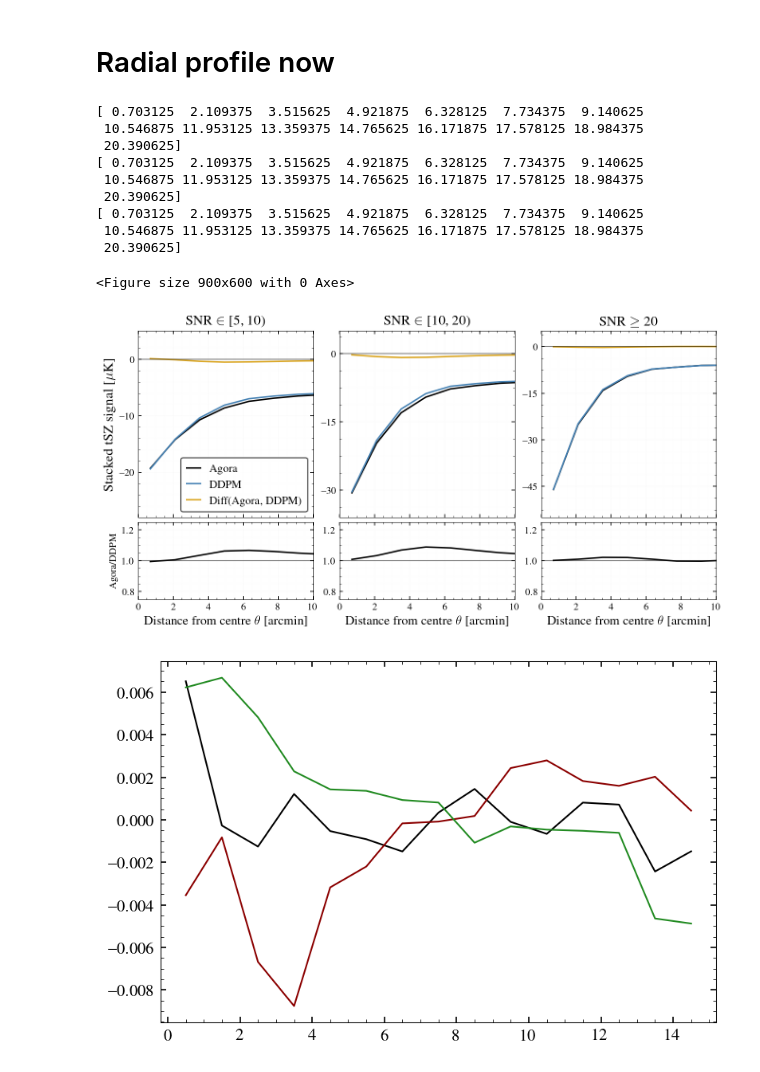
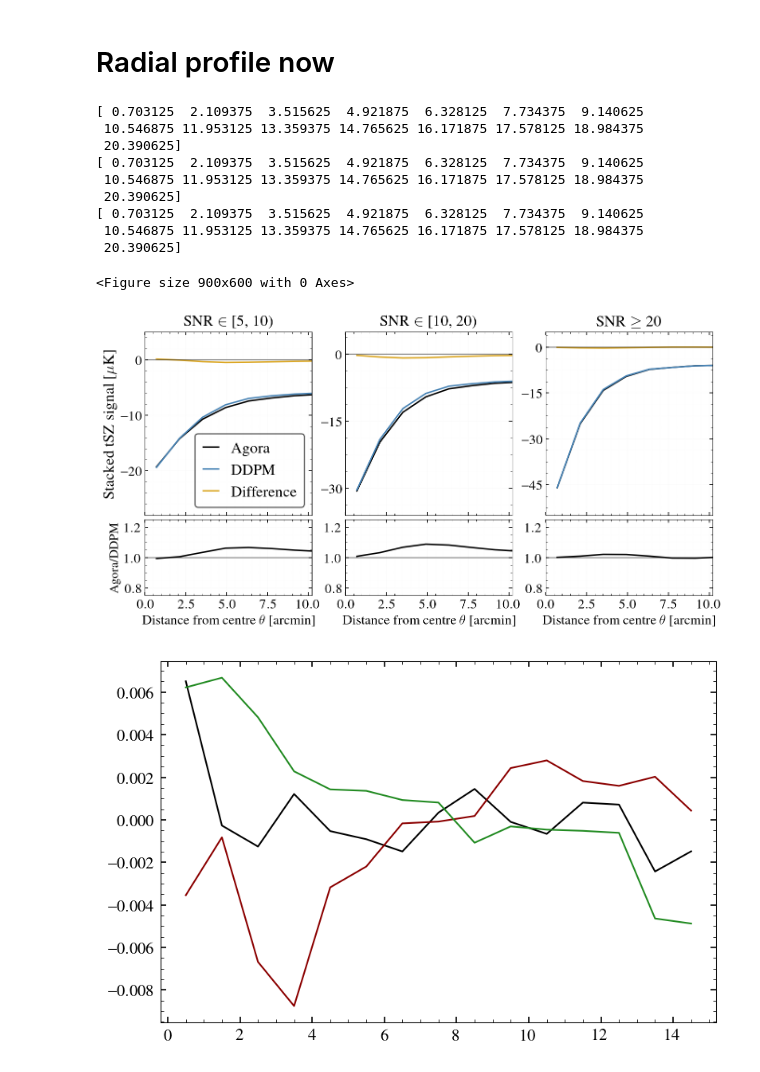
Before and after one commit to AlexBM173/cmb_foregrounds_diffusion, a Jupyter notebook: stack_tsz_based_on_snr.ipynb, the cells around one changed output. Drawn from its saved outputs; the diff is of its cells as text; code cells hidden in the pictures.

```diff
--- a/stack_tsz_based_on_snr.ipynb
+++ b/stack_tsz_based_on_snr.ipynb
@@ -505,17 +488,17 @@ def radial_profile(z, xy = None, bin_size = 1., minbin = 0., maxbin = 15., to_ar
     return radprf
 
 clf()
-fsval = 12
+fsval = 14
 figure(figsize = (10.5, 5.))
 tr, tc = 10, len(mask_threshold_sigma_units_arr)
 rspan = 7
-subplots_adjust( wspace = 0.15, hspace = 0.2)
+subplots_adjust( wspace = 0.2, hspace = 0.2)
 sbpl = 1
 lwval = 1.5
 ratio_plot_arr = []
 maxxloc = 5
 gridalphaval = 0.05 #2
-xmax = 10. #20.
+xmax = 10.2 #20.
 for thresholdcntr, threshold in enumerate( mask_threshold_sigma_units_arr ):
     if threshold == (5.,10.):
         ymin, ymax = -28., 5.
@@ -572,9 +555,9 @@ for thresholdcntr, threshold in enumerate( mask_threshold_sigma_units_arr ):
     plot( xarr, pl_arr[0], color = 'black', lw = lwval, label = r'Agora')
     ##errorbar( xarr, pl_arr[0], yerr = radprf_noise_y, color = 'black', marker = 'o', capsize = 0., ls = 'None')
     plot( xarr, pl_arr[1], color = 'steelblue', lw = lwval, label = r'DDPM')
-    plot( xarr, pl_arr[0] - pl_arr[1], color = 'goldenrod', lw = lwval, label = r'Diff(Agora, DDPM)')
+    plot( xarr, pl_arr[0] - pl_arr[1], color = 'goldenrod', lw = lwval, label = r'Difference')#(Agora, DDPM)')
     if thresholdcntr == 0:
-        legend(loc = 4, fontsize = fsval-0.5, handlelength = 1.2)
+        legend(loc = 4, fontsize = fsval+2, handlelength = 1.)
     axhline(0., lw = 1., alpha = 0.5)
     #xlabel(r'Distance from centre $\theta$', fontsize = fsval)
     if thresholdcntr == 0:
@@ -592,6 +575,8 @@ for thresholdcntr, threshold in enumerate( mask_threshold_sigma_units_arr ):
 
     title(tit_val, fontsize = fsval+2)
     setp(ax.get_xticklabels(which = 'both'), visible=False)
+    for label in ax.get_xticklabels(): label.set_fontsize(fsval)
+    for label in ax.get_yticklabels(): label.set_fontsize(fsval)
 
 #ratio
 for thresholdcntr, threshold in enumerate( mask_threshold_sigma_units_arr ):
@@ -617,36 +602,40 @@ for thresholdcntr, threshold in enumerate( mask_threshold_sigma_units_arr ):
     #bin shades
     xdiff = np.diff(xarr)[0]
     for xnctr, x in enumerate( xarr ):
         x1, x2 = x-xdiff/2, x+xdiff/2
         if xnctr%2 == 0:
             axvspan( x1, x2, color = 'peru', alpha = 0.2, zorder = -100)
     '''
 
     axhline(1., lw = 1., alpha = 0.5)
     if thresholdcntr == 0:
-        ylabel(r'Agora/DDPM', fontsize = fsval-2)
+        ylabel(r'Agora/DDPM', fontsize = fsval-1)
     ax.xaxis.set_major_locator(plt.MaxNLocator(maxxloc))
     #ax.yaxis.set_major_locator(plt.MaxNLocator(2))
     ylim(0.75, 1.25)
     xlim(0., xmax)
     grid(True, which = 'major', lw = 0.2, alpha = gridalphaval)
     grid(True, which = 'minor', lw = 0.1, alpha = gridalphaval)
-    xlabel(r'Distance from centre $\theta$ [arcmin]', fontsize = fsval+1)
+    xlabel(r'Distance from centre $\theta$ [arcmin]', fontsize = fsval)
+
+    for label in ax.get_xticklabels(): label.set_fontsize(fsval)
+    for label in ax.get_yticklabels(): label.set_fontsize(fsval)
+
 plname = 'plots/tsz_stacks_radial_profile.pdf'
 savefig(plname, dpi = 200.)
 show()
 # %% [output]
 [ 0.703125  2.109375  3.515625  4.921875  6.328125  7.734375  9.140625
  10.546875 11.953125 13.359375 14.765625 16.171875 17.578125 18.984375
  20.390625]
 [ 0.703125  2.109375  3.515625  4.921875  6.328125  7.734375  9.140625
  10.546875 11.953125 13.359375 14.765625 16.171875 17.578125 18.984375
  20.390625]
 [ 0.703125  2.109375  3.515625  4.921875  6.328125  7.734375  9.140625
  10.546875 11.953125 13.359375 14.765625 16.171875 17.578125 18.984375
  20.390625]
 <Figure size 900x600 with 0 Axes>
-[figure, old version]
+[figure, new version]
 # %%
 for thresholdcntr, threshold in enumerate( mask_threshold_sigma_units_arr ):
     #noise radial profile
```
Also changed, not shown: parts of 1 cell of this notebook, 1 other file.
